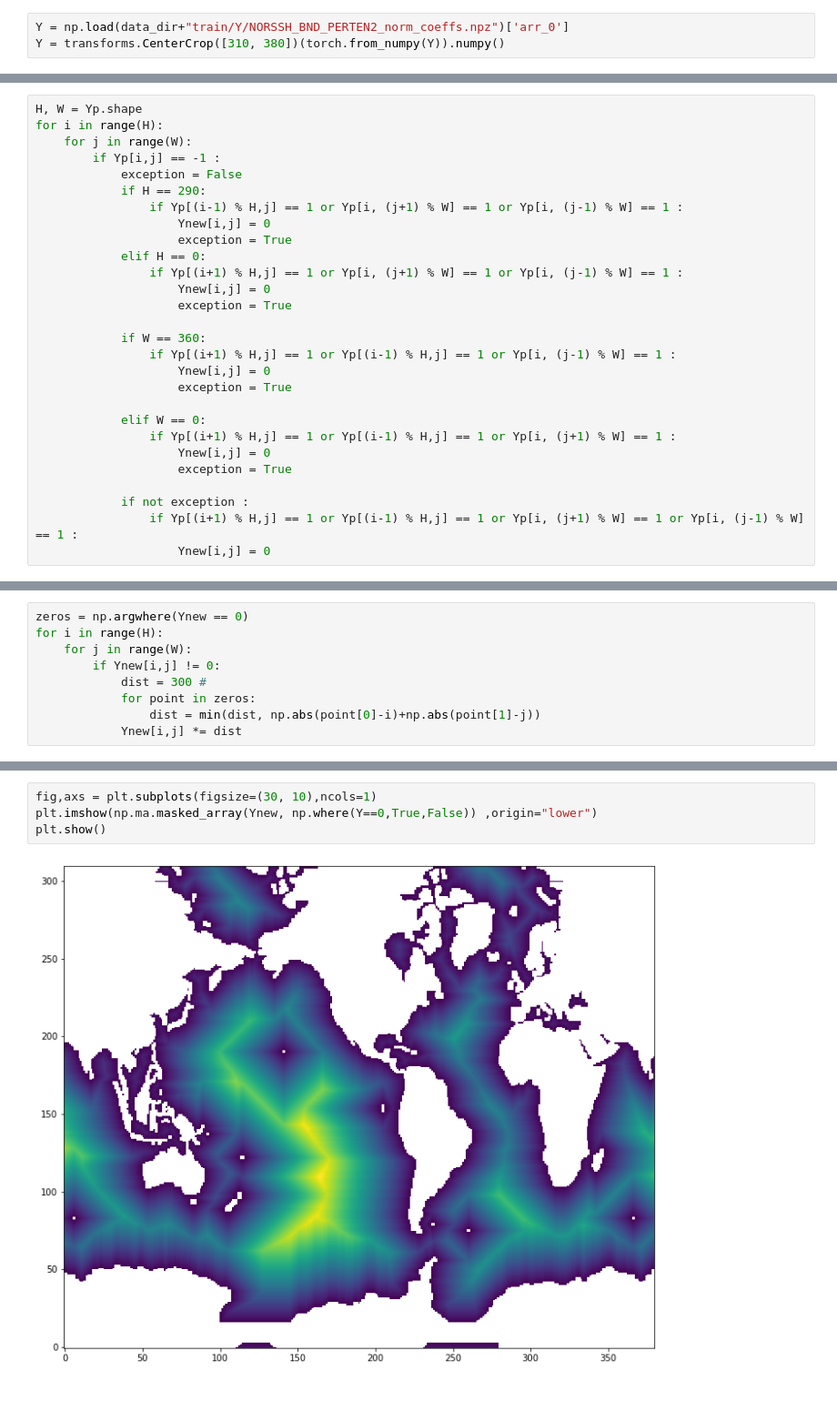
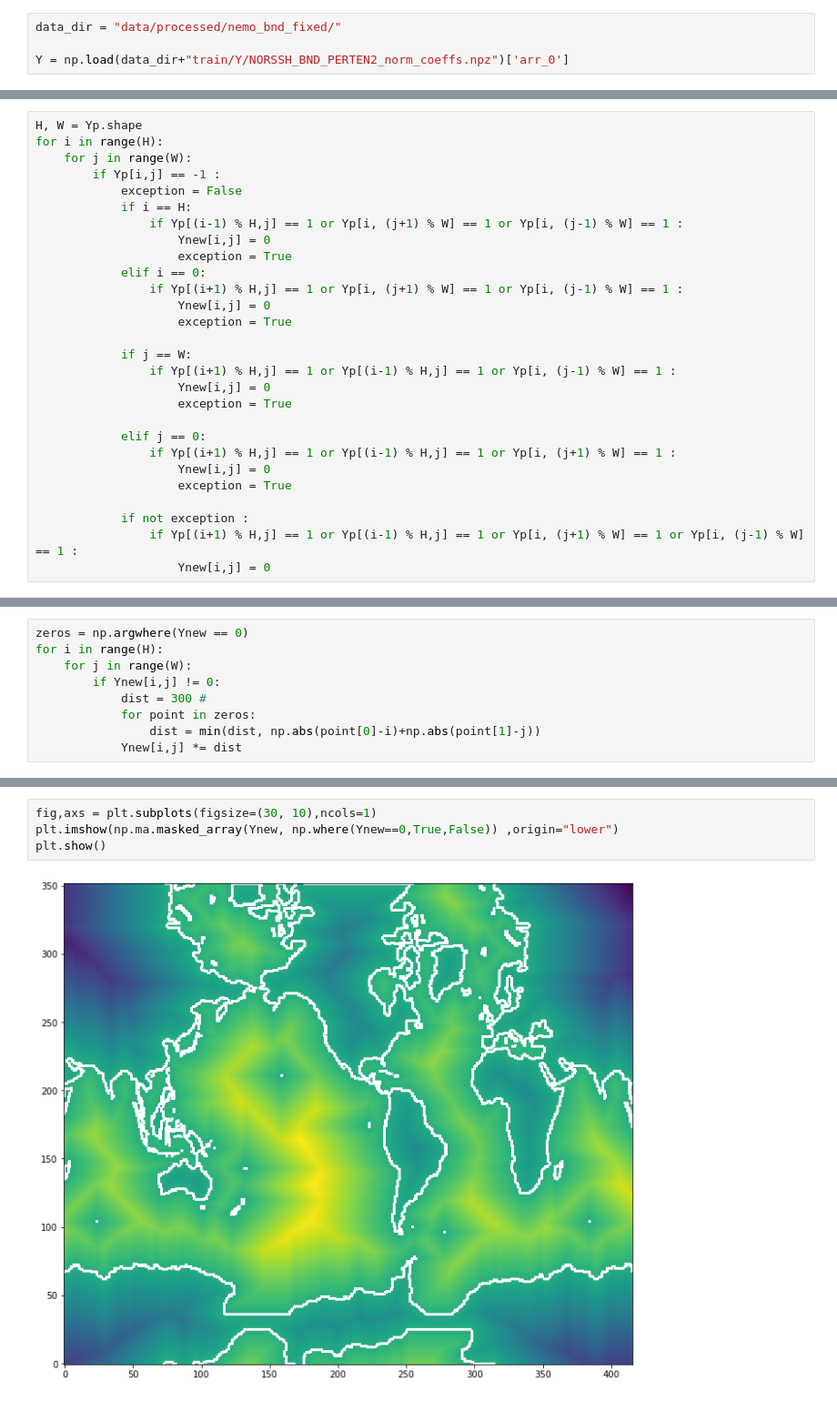
Before and after one commit to FolkeKS/DL-normalization, a Jupyter notebook: notebooks/Rotation.ipynb, the cells around one changed output, grey strips where cells are left out. Shown at 91% size. Cells and saved outputs as stored; diff of their text form.

Commit message:
data standardization

```diff
--- a/notebooks/Rotation.ipynb
+++ b/notebooks/Rotation.ipynb
@@ -173,8 +175,9 @@ plt.show()
 # %% [markdown]
 ### Distance map
 # %%
+data_dir = "data/processed/nemo_bnd_fixed/"
+
 Y = np.load(data_dir+"train/Y/NORSSH_BND_PERTEN2_norm_coeffs.npz")['arr_0']
-Y = transforms.CenterCrop([310, 380])(torch.from_numpy(Y)).numpy()
 # %%
 Yp = np.where(Y == 0, -1, 1)
 Ynew = Yp
@@ -184,21 +187,21 @@ for i in range(H):
     for j in range(W):
         if Yp[i,j] == -1 :
             exception = False
-            if H == 290:
+            if i == H:
                 if Yp[(i-1) % H,j] == 1 or Yp[i, (j+1) % W] == 1 or Yp[i, (j-1) % W] == 1 :
                     Ynew[i,j] = 0
                     exception = True
-            elif H == 0:
+            elif i == 0:
                 if Yp[(i+1) % H,j] == 1 or Yp[i, (j+1) % W] == 1 or Yp[i, (j-1) % W] == 1 :
                     Ynew[i,j] = 0
                     exception = True
 
-            if W == 360:
+            if j == W:
                 if Yp[(i+1) % H,j] == 1 or Yp[(i-1) % H,j] == 1 or Yp[i, (j-1) % W] == 1 :
                     Ynew[i,j] = 0
                     exception = True
 
-            elif W == 0:
+            elif j == 0:
                 if Yp[(i+1) % H,j] == 1 or Yp[(i-1) % H,j] == 1 or Yp[i, (j+1) % W] == 1 :
                     Ynew[i,j] = 0
                     exception = True
@@ -230,7 +233,7 @@ plt.show()
 # %%
 fig,axs = plt.subplots(figsize=(30, 10),ncols=1)
-plt.imshow(np.ma.masked_array(Ynew, np.where(Y==0,True,False)) ,origin="lower")
+plt.imshow(np.ma.masked_array(Ynew, np.where(Ynew==0,True,False)) ,origin="lower")
 plt.show()
 # %% [output]
-[figure, old version]
+[figure, new version]
 # %%
```
Also changed, not shown: parts of 12 cells of this notebook, 8 other files.
